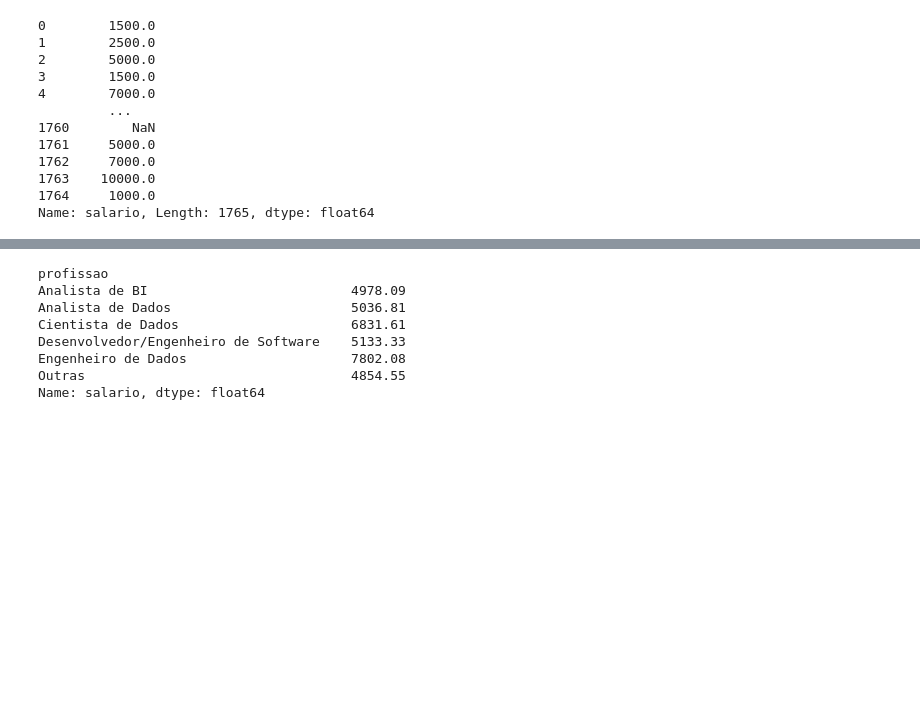
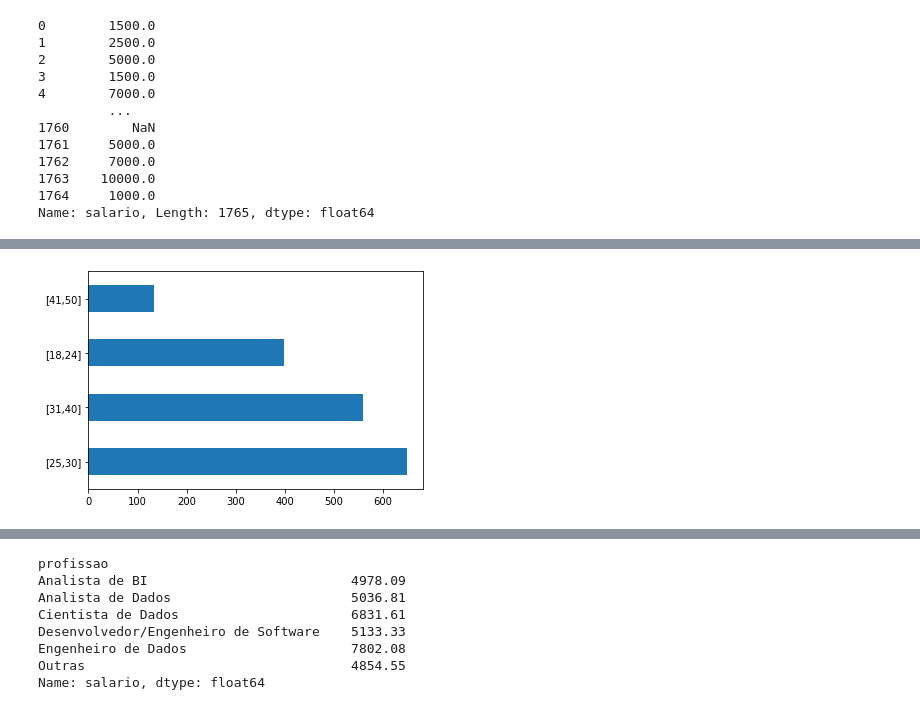
Before and after one commit to ericasrafael/data_professional_profile, a Jupyter notebook: O_perfil_do_profissional_de_dados_no_Brasil.ipynb, the cells around one changed output, grey strips where cells are left out. Drawn from its saved outputs; the diff is of its cells as text; code cells hidden in the pictures; blank space fills up the shorter version.

```diff
--- a/O_perfil_do_profissional_de_dados_no_Brasil.ipynb
+++ b/O_perfil_do_profissional_de_dados_no_Brasil.ipynb
@@ -345,0 +369,4 @@ round(dados['salario'].mean() , 2)
+# %%
+dados['idade'].value_counts().plot(kind = 'barh');
+# %% [output]
+[figure, added]
```
Also changed, not shown: parts of 41 cells of this notebook.
